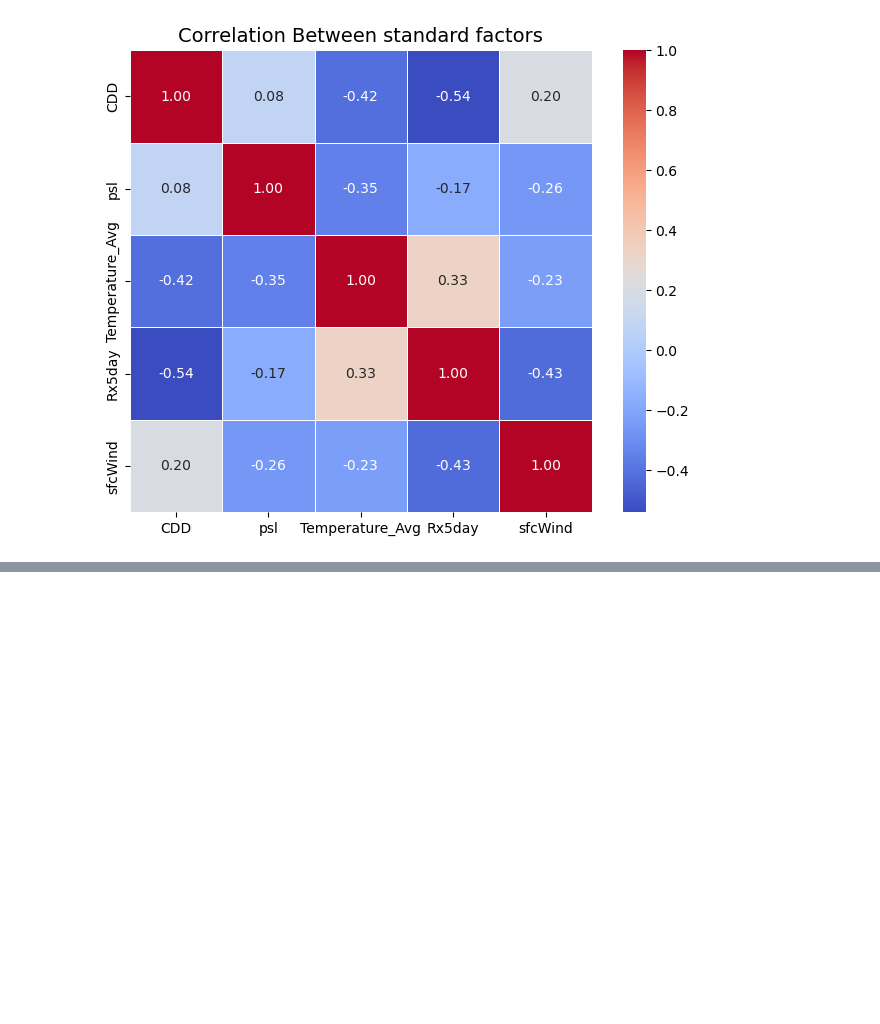
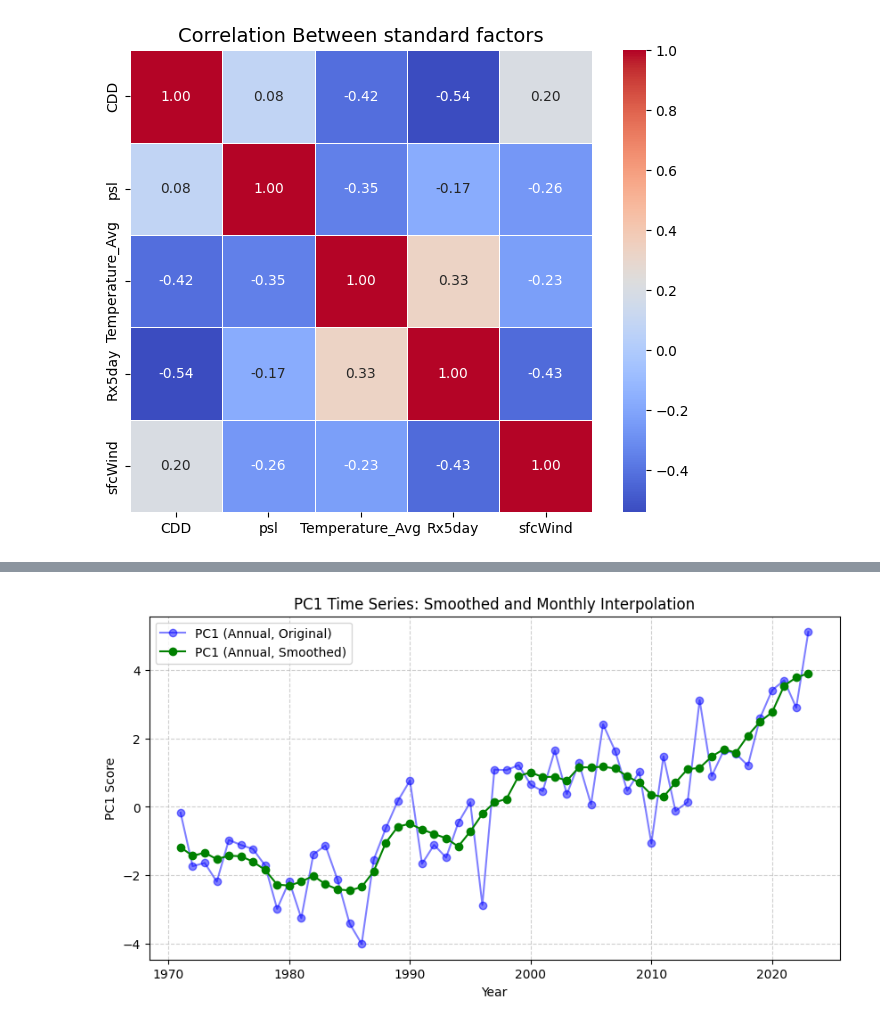
Before and after one commit to kgosiruri/UK-ACI, a Jupyter notebook: final.ipynb, the cells around one changed output, grey strips where cells are left out. Saved outputs shown, nothing was run; the diff lists cells and outputs as text; code cells hidden in the pictures; blank space fills up the shorter version.

```diff
--- a/final.ipynb
+++ b/final.ipynb
@@ -819,3 +822,43 @@ This hybrid approach is particularly suited for climate indices like ACI, where
+# %%
+import numpy as np
+import pandas as pd
+import matplotlib.pyplot as plt
+
+# Prepare annual PC1 data as a pandas Series
+pc1_series = pcn_time_series[:, 0]
+years = final_uk_df.index[:len(pc1_series)]
+
+# Smooth with a 5-year moving average
+pc1_smooth = pd.Series(pc1_series, index=years).rolling(window=5, center=True, min_periods=3).mean()
+
+# Create a DataFrame with years as datetime index (set to mid-year for clarity)
+annual_dates = pd.to_datetime(years.astype(str)) + pd.offsets.MonthBegin(7)
+pc1_df = pd.DataFrame({'PC1': pc1_smooth.values}, index=annual_dates)
+
+# Create a monthly date range covering the full span
+monthly_dates = pd.date_range(start=annual_dates.min(), end=annual_dates.max() + pd.offsets.MonthEnd(5), freq='M')
+
+# Interpolate to monthly frequency (linear interpolation)
+pc1_monthly = pc1_df.reindex(monthly_dates).interpolate(method='time')
+
+# Prepare for plotting
+months = pc1_monthly.index.year + (pc1_monthly.index.month - 1) / 12
+y_months = pc1_monthly['PC1'].values
+# Save the interpolated monthly PC1 series for later use
+pc1_interpolated_monthly = pc1_monthly['PC1']
+# Plot both annual and monthly (smoothed) PC1
+plt.figure(figsize=(10, 5))
+plt.plot(years, pc1_series, 'o-', label='PC1 (Annual, Original)', color='blue', alpha=0.5)
+plt.plot(years, pc1_smooth, 'o-', label='PC1 (Annual, Smoothed)', color='green')
+plt.xlabel('Year')
+plt.ylabel('PC1 Score')
+plt.title('PC1 Time Series: Smoothed and Monthly Interpolation')
+plt.legend()
+plt.grid(True, linestyle='--', alpha=0.6)
+plt.savefig("report/pc1_interpolated_monthly.png", dpi=300, bbox_inches='tight')
+plt.show()
+# %% [output]
+[figure, added]
 # %%
 # Calculate cumulative explained variance
 cumulative_variance = np.cumsum(pca.explained_variance_ratio_)
```
Also changed, not shown: parts of 20 cells of this notebook, 39 other files.
